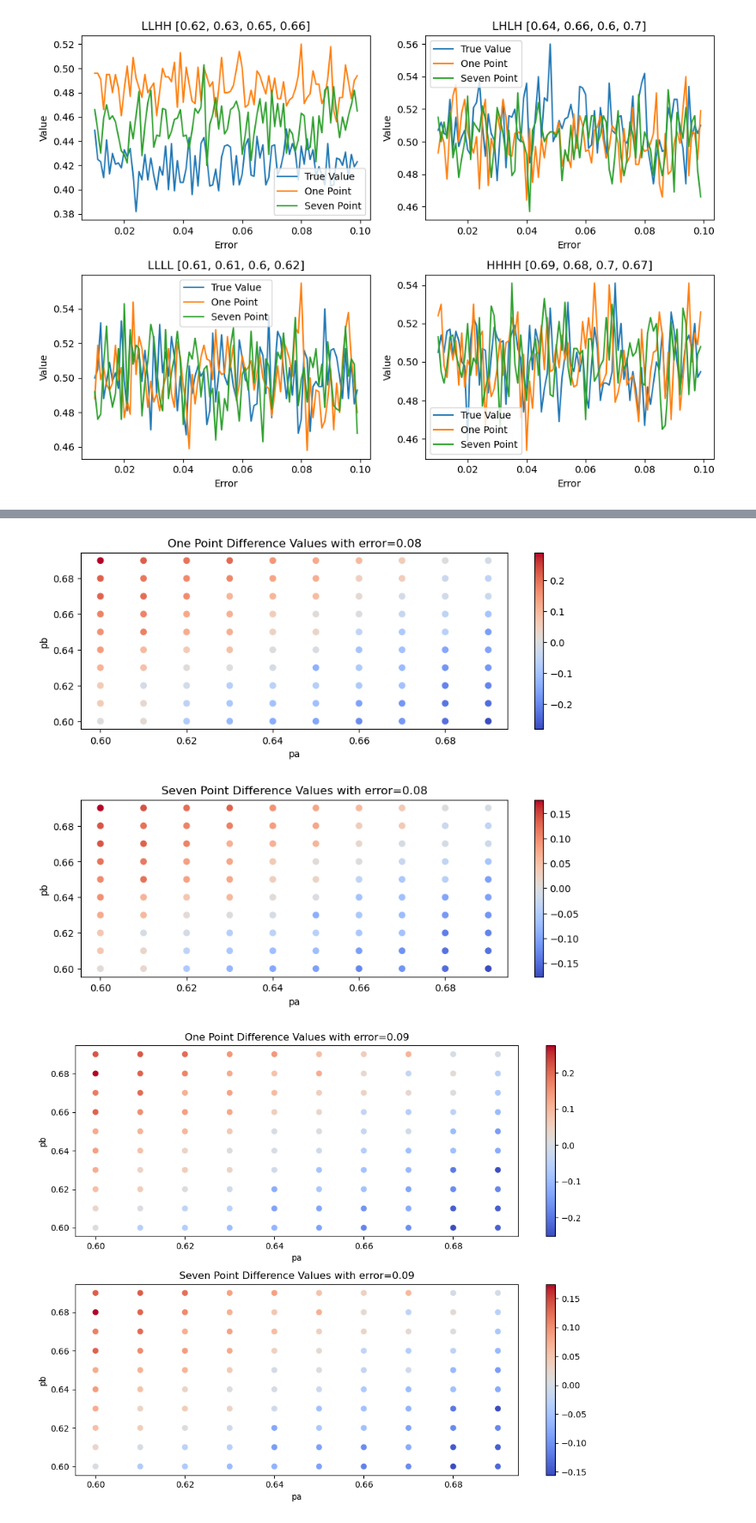
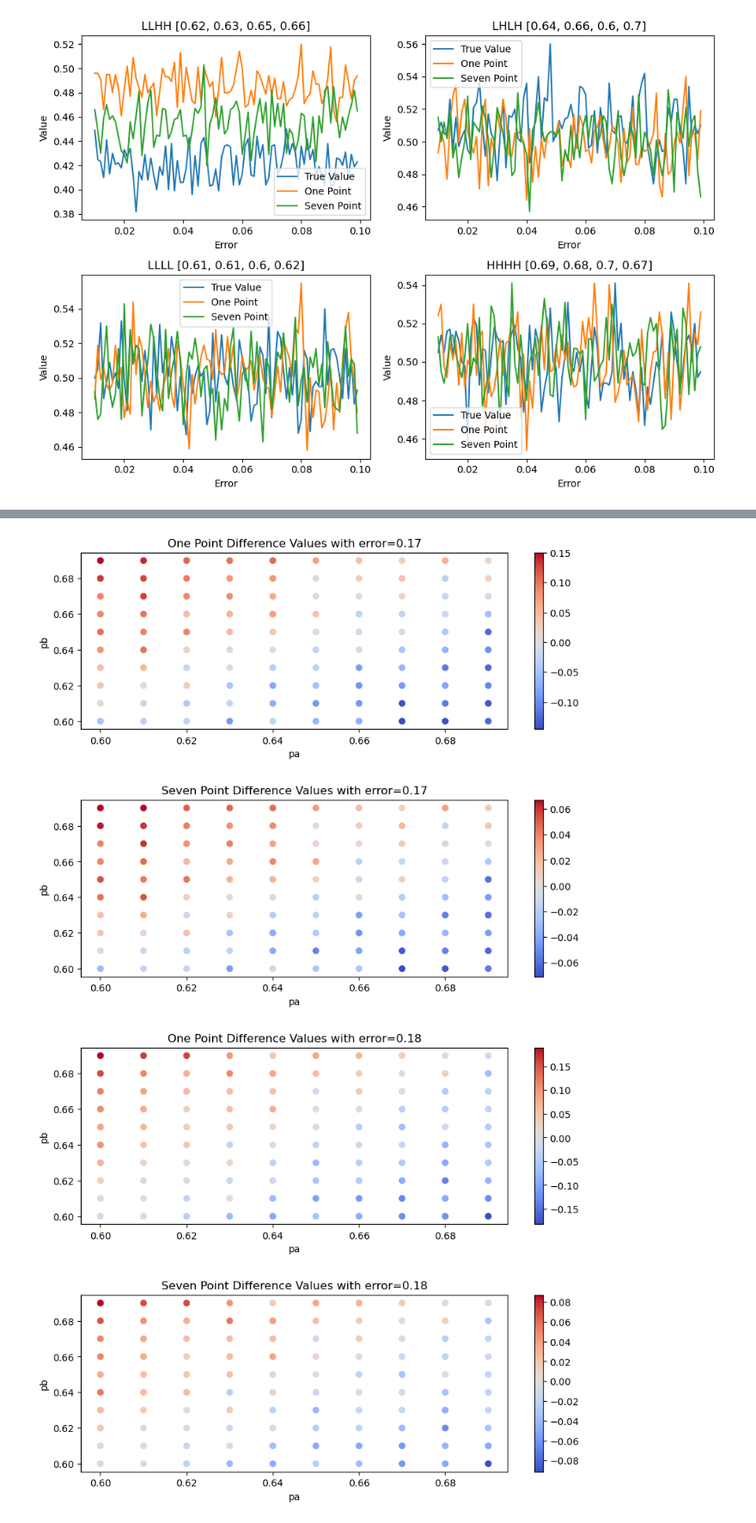
Before and after one commit to Guanzhou03/tennis-doubles-model, a Jupyter notebook: PAT351/analysis.ipynb, the cells around one changed output, grey strips where cells are left out. Shown at 86% size. Drawn from its saved outputs; the diff is of its cells as text; code cells hidden in the pictures.

```diff
--- a/PAT351/analysis.ipynb
+++ b/PAT351/analysis.ipynb
@@ -282,7 +364,7 @@ def simulate_match(pa, pb, e):
     one_point_diff_values = []
     seven_point_diff_values = []
 
-    for _ in range(100):
+    for _ in range(200):
         PA = pa + random.uniform(-e, e)
         PB = pb + random.uniform(-e, e)
 
@@ -296,7 +378,7 @@ def simulate_match(pa, pb, e):
     return np.mean(one_point_diff_values), np.mean(seven_point_diff_values)
 
 # Loop through error values
-for error in range(1, 10):
+for error in range(1, 15):
     err = error / 100
 
     # Initialize lists to store results
@@ -351,2 +433,2 @@ plt.show()
-[figure, old version]
+[figure, new version]
-[figure, old version]
+[figure, new version]
```
Also changed, not shown: parts of 2 cells of this notebook.
